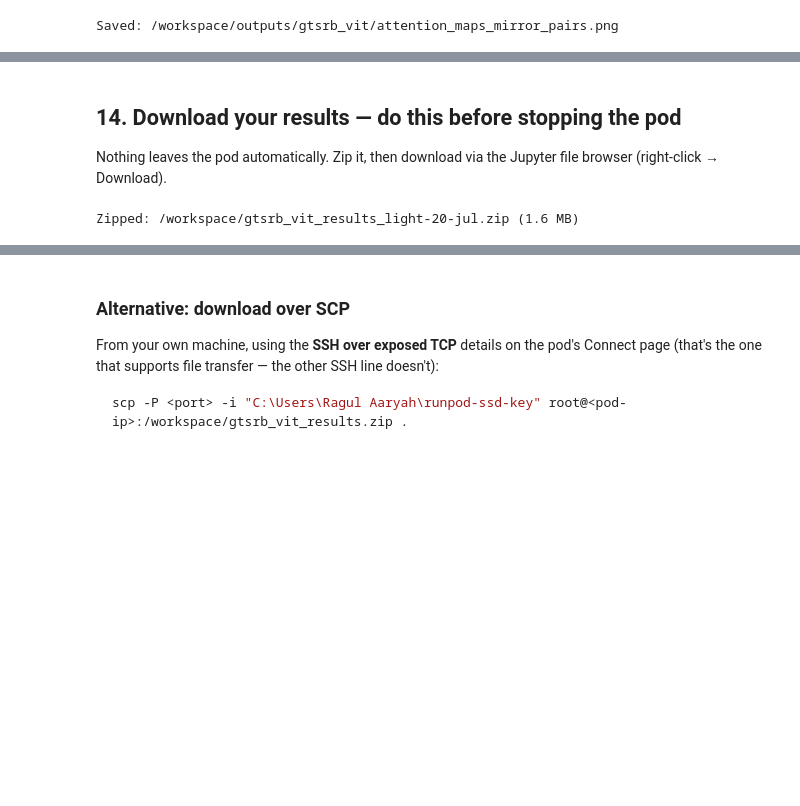
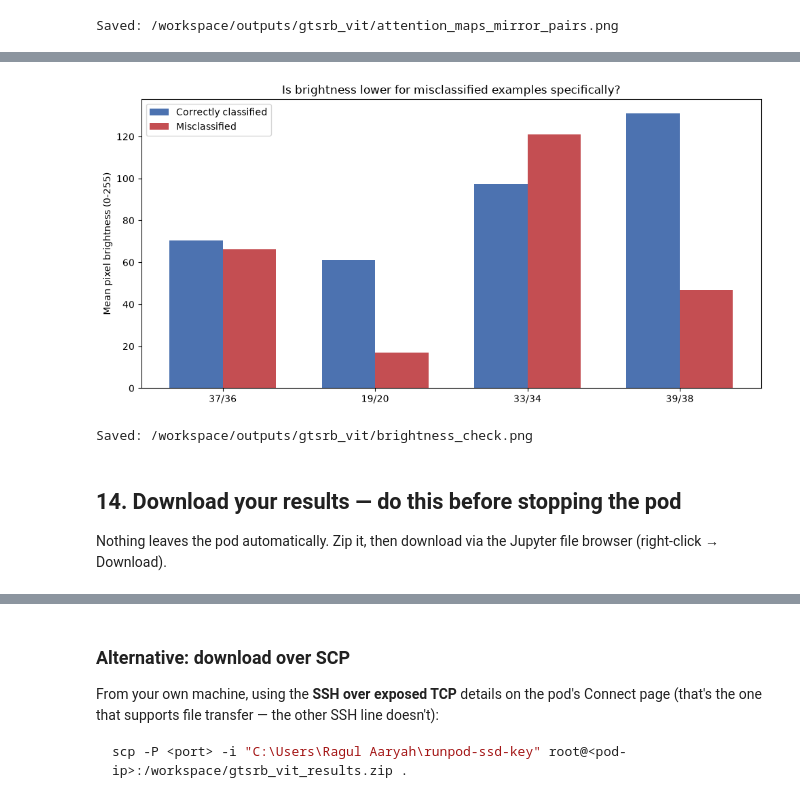
Before and after one commit to RagulAaryah/Traffic-Sign-Recognition-using-Vision-Transformers-for-Autonomous-Driving, a Jupyter notebook: Version-1-Mechanical-development/gtsrb_vit_runpod_v1.ipynb, the cells around one changed output, grey strips where cells are left out. Saved outputs shown, nothing was run; the diff lists cells and outputs as text; code cells hidden in the pictures; blank space fills up the shorter version.

```diff
--- a/Version-1-Mechanical-development/gtsrb_vit_runpod_v1.ipynb
+++ b/Version-1-Mechanical-development/gtsrb_vit_runpod_v1.ipynb
@@ -1119,31 +1274,37 @@ Saved: /workspace/outputs/gtsrb_vit/attention_maps_mirror_pairs.png
+# %%
+fig, ax = plt.subplots(figsize=(10, 5))
+pairs_list = [f"{a}/{b}" for a, b in MIRROR_PAIRS]
+correct_vals = []
+wrong_vals = []
+for a, b in MIRROR_PAIRS:
+    sub = brightness_df[brightness_df["pair"] == f"{a}/{b}"]
+    c = sub[sub["group"] == f"{a} correct"]["mean_brightness"]
+    w = sub[sub["group"] == f"{a}->{b} misclassified"]["mean_brightness"]
+    correct_vals.append(c.values[0] if not c.empty else np.nan)
+    wrong_vals.append(w.values[0] if not w.empty else np.nan)
+
+x = np.arange(len(pairs_list))
+width = 0.35
+ax.bar(x - width/2, correct_vals, width, label="Correctly classified", color="#4C72B0")
+ax.bar(x + width/2, wrong_vals, width, label="Misclassified", color="#C44E52")
+ax.set_xticks(x)
+ax.set_xticklabels(pairs_list)
+ax.set_ylabel("Mean pixel brightness (0-255)")
+ax.set_title("Is brightness lower for misclassified examples specifically?")
+ax.legend()
+plt.tight_layout()
+brightness_fig_path = os.path.join(OUTPUT_DIR, "brightness_check.png")
+plt.savefig(brightness_fig_path, dpi=150, bbox_inches="tight")
+plt.show()
+print("Saved:", brightness_fig_path)
+# %% [output]
+[figure, added]
+Saved: /workspace/outputs/gtsrb_vit/brightness_check.png
 # %% [markdown]
 ## 14. Download your results — **do this before stopping the pod**
 
 Nothing leaves the pod automatically. Zip it, then download via the Jupyter file
 browser (right-click → Download).
-# %%
-import shutil, os
-
-KEEP_ONLY = {
-    # "gtsrb_vit_final_v2.keras",
-    "classification_report.txt",
-    "confusion_matrix.png",
-    "test_predictions.csv",
-    "training_curves.png",
-    "training_history.csv",
-    "attention_maps_mirror_pairs.png",
-}
-
-light_dir = "/workspace/gtsrb_vit_results_light-20-jul"
-os.makedirs(light_dir, exist_ok=True)
-for fname in os.listdir(OUTPUT_DIR):
-    if fname in KEEP_ONLY:
-        shutil.copy2(os.path.join(OUTPUT_DIR, fname), os.path.join(light_dir, fname))
-
-zip_path = shutil.make_archive("/workspace/gtsrb_vit_results_light-20-jul", "zip", light_dir)
-print("Zipped:", zip_path, f"({os.path.getsize(zip_path)/1e6:.1f} MB)")
-# %% [output]
-Zipped: /workspace/gtsrb_vit_results_light-20-jul.zip (1.6 MB)
 # %%
 import shutil
 
```
Also changed, not shown: parts of 13 cells of this notebook.
